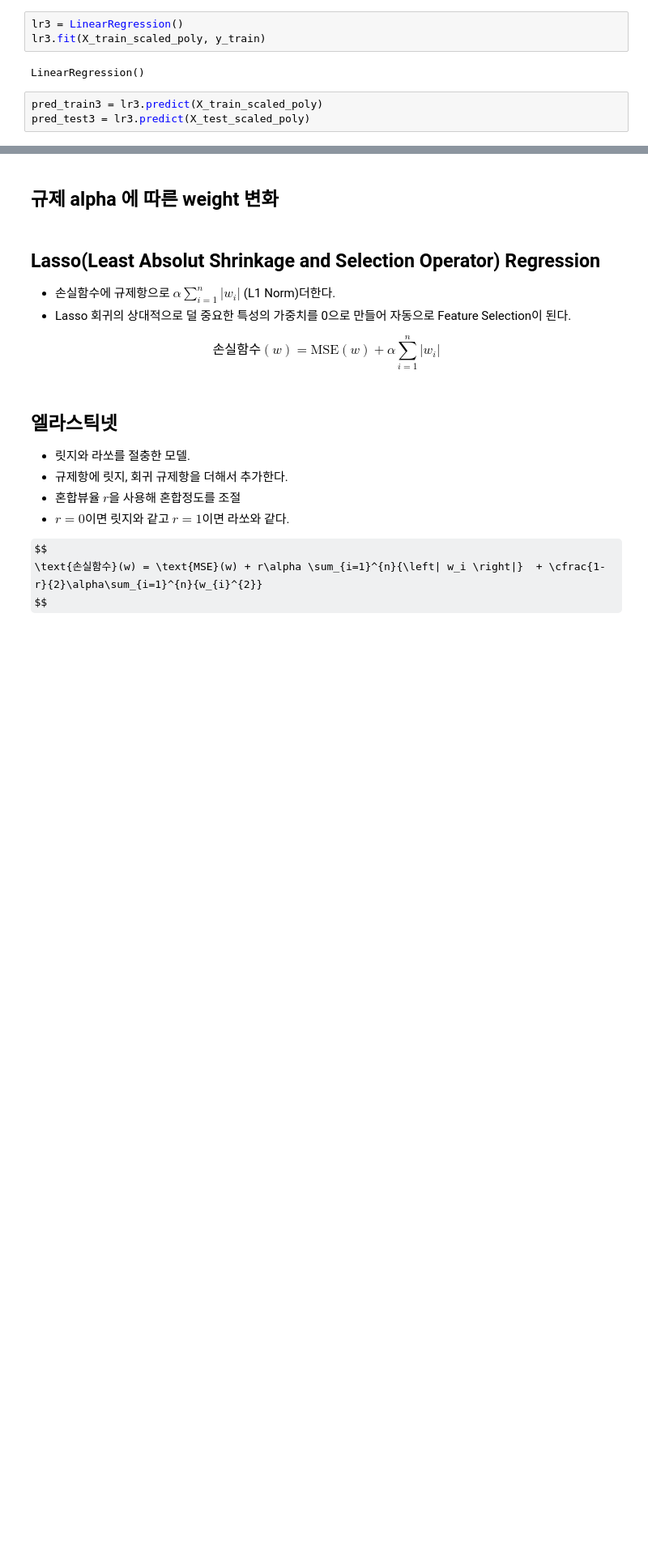
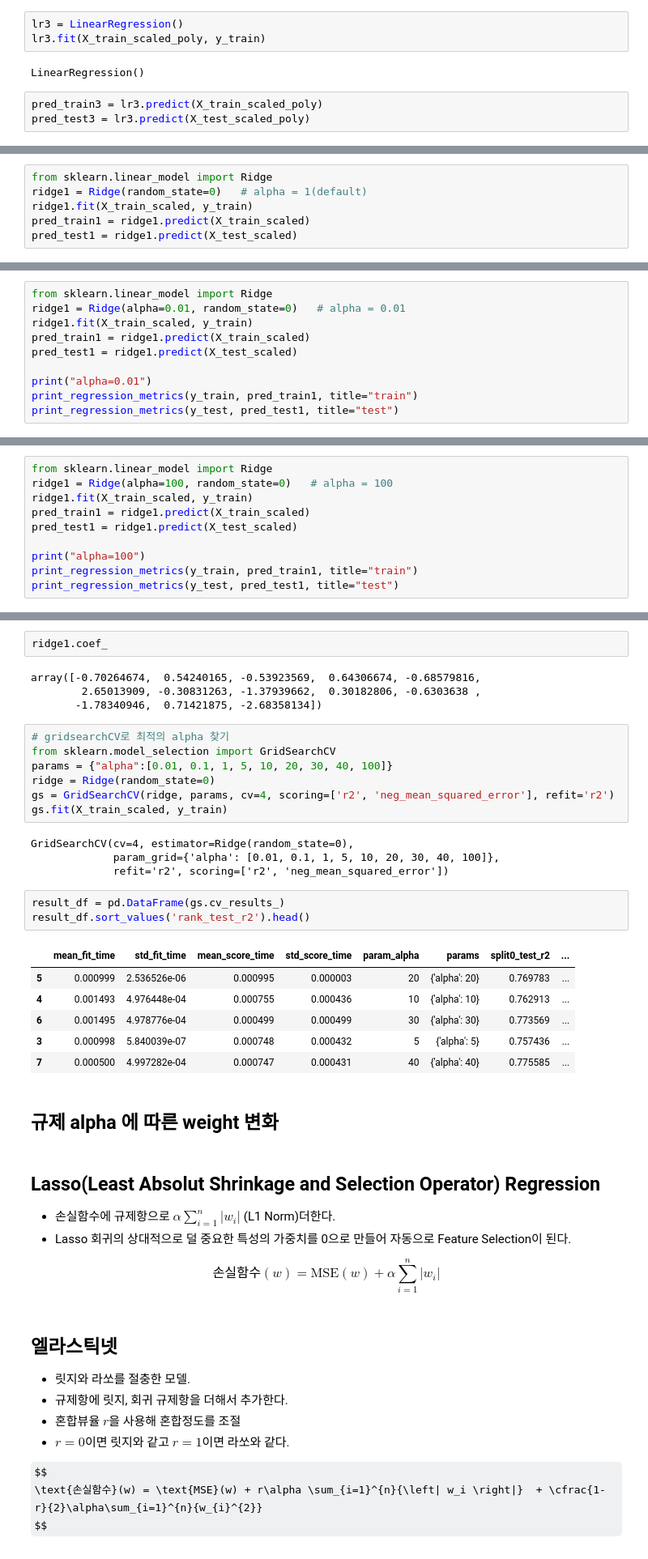
Before and after one commit to purple-cabbage0030/class_review, a Jupyter notebook: 11.MachineLearning/13_선형회귀.ipynb, the cells around one changed output, grey strips where cells are left out. Shown at 81% size. Saved outputs shown, nothing was run; the diff lists cells and outputs as text; some formulas as TeX source; blank space fills up the shorter version.

```diff
--- a/11.MachineLearning/13_선형회귀.ipynb
+++ b/11.MachineLearning/13_선형회귀.ipynb
@@ -478,0 +520,6 @@ $$
+# %%
+from sklearn.linear_model import Ridge
+ridge1 = Ridge(random_state=0)   # alpha = 1(default)
+ridge1.fit(X_train_scaled, y_train)
+pred_train1 = ridge1.predict(X_train_scaled)
+pred_test1 = ridge1.predict(X_test_scaled)
@@ -478,0 +544,10 @@ $$
+# %%
+from sklearn.linear_model import Ridge
+ridge1 = Ridge(alpha=0.01, random_state=0)   # alpha = 0.01
+ridge1.fit(X_train_scaled, y_train)
+pred_train1 = ridge1.predict(X_train_scaled)
+pred_test1 = ridge1.predict(X_test_scaled)
+
+print("alpha=0.01")
+print_regression_metrics(y_train, pred_train1, title="train")
+print_regression_metrics(y_test, pred_test1, title="test")
@@ -478,0 +562,10 @@ $$
+# %%
+from sklearn.linear_model import Ridge
+ridge1 = Ridge(alpha=100, random_state=0)   # alpha = 100
+ridge1.fit(X_train_scaled, y_train)
+pred_train1 = ridge1.predict(X_train_scaled)
+pred_test1 = ridge1.predict(X_test_scaled)
+
+print("alpha=100")
+print_regression_metrics(y_train, pred_train1, title="train")
+print_regression_metrics(y_test, pred_test1, title="test")
@@ -479,3 +580,30 @@ $$
+# %%
+ridge1.coef_
+# %% [output]
+array([-0.70264674,  0.54240165, -0.53923569,  0.64306674, -0.68579816,
+        2.65013909, -0.30831263, -1.37939662,  0.30182806, -0.6303638 ,
+       -1.78340946,  0.71421875, -2.68358134])
+# %%
+# gridsearchCV로 최적의 alpha 찾기
+from sklearn.model_selection import GridSearchCV
+params = {"alpha":[0.01, 0.1, 1, 5, 10, 20, 30, 40, 100]}
+ridge = Ridge(random_state=0)
+gs = GridSearchCV(ridge, params, cv=4, scoring=['r2', 'neg_mean_squared_error'], refit='r2')
+gs.fit(X_train_scaled, y_train)
+# %% [output]
+GridSearchCV(cv=4, estimator=Ridge(random_state=0),
+             param_grid={'alpha': [0.01, 0.1, 1, 5, 10, 20, 30, 40, 100]},
+             refit='r2', scoring=['r2', 'neg_mean_squared_error'])
+# %%
+result_df = pd.DataFrame(gs.cv_results_)
+result_df.sort_values('rank_test_r2').head()
+# %% [output]
+|  | mean_fit_time | std_fit_time | mean_score_time | std_score_time | param_alpha | params | split0_test_r2 | ... |
+| 5 | 0.000999 | 2.536526e-06 | 0.000995 | 0.000003 | 20 | {'alpha': 20} | 0.769783 | ... |
+| 4 | 0.001493 | 4.976448e-04 | 0.000755 | 0.000436 | 10 | {'alpha': 10} | 0.762913 | ... |
+| 6 | 0.001495 | 4.978776e-04 | 0.000499 | 0.000499 | 30 | {'alpha': 30} | 0.773569 | ... |
+| 3 | 0.000998 | 5.840039e-07 | 0.000748 | 0.000432 | 5 | {'alpha': 5} | 0.757436 | ... |
+| 7 | 0.000500 | 4.997282e-04 | 0.000747 | 0.000431 | 40 | {'alpha': 40} | 0.775585 | ... |
 # %% [markdown]
 ## 규제 alpha 에 따른 weight 변화
 # %% [markdown]
```
Also changed, not shown: parts of 17 cells of this notebook.
